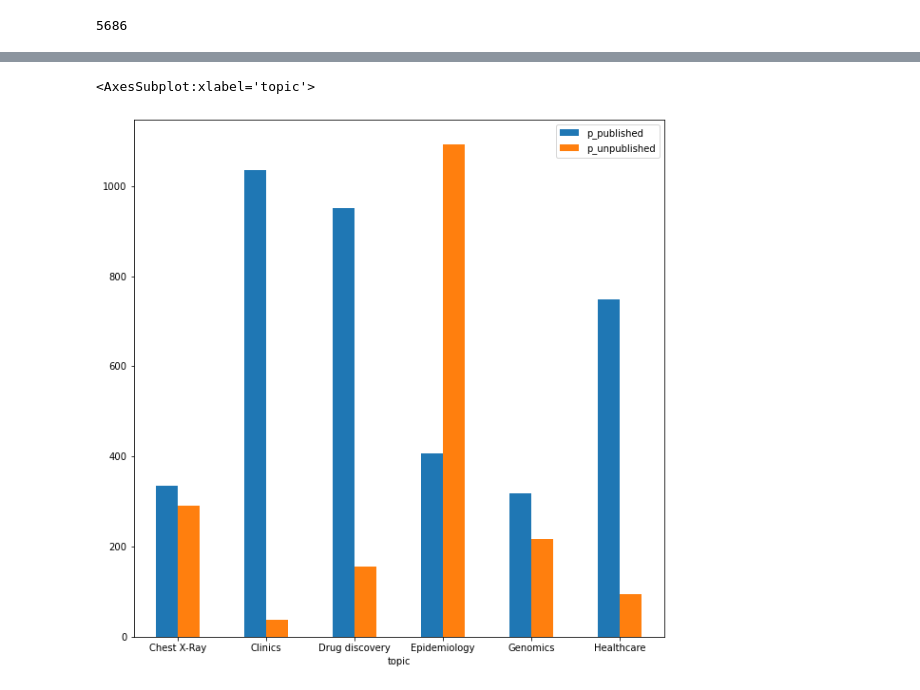
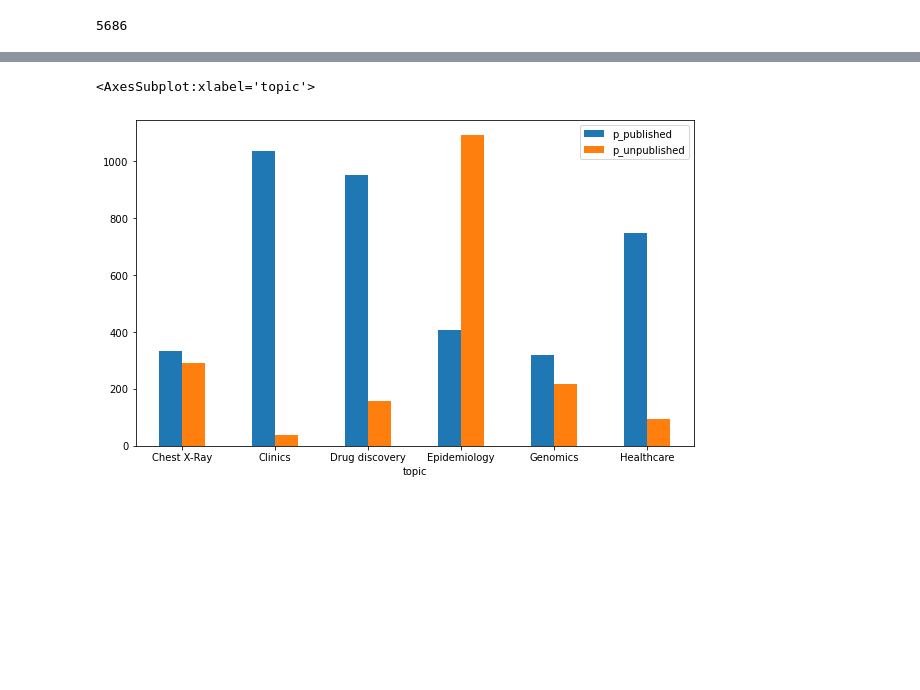
Before and after one commit to SFB-KAUST/covid-review, a Jupyter notebook: 2.Feature_selection.ipynb, the cells around one changed output, grey strips where cells are left out. Drawn from its saved outputs; the diff is of its cells as text; code cells hidden in the pictures; blank space fills up the shorter version.

```diff
--- a/2.Feature_selection.ipynb
+++ b/2.Feature_selection.ipynb
@@ -166,13 +149,16 @@ plt.show()
 # %%
+import matplotlib.pyplot as plt
+plt.rcParams['figure.figsize'] = [10, 6]
+
 X['p_published'] = (X['pub_prob'] > 0.5) * 1
 df_ret = pd.merge(X['topic'], X['p_published'], left_index=True, right_index=True)
 
 topic_sum = df_ret.groupby('topic').agg({'topic':'count', 'p_published':'sum'})
 topic_sum['p_unpublished'] = topic_sum['topic'] - topic_sum['p_published']
 topic_sum[['p_published', 'p_unpublished']].plot.bar(rot=0)
 # %% [output]
 <AxesSubplot:xlabel='topic'>
-[figure, old version]
+[figure, new version]
 # %%
 X['t_published'] = y * 1
 df_t_ret = pd.merge(X['topic'], X['t_published'], left_index=True, right_index=True)
```
Also changed, not shown: parts of 8 cells of this notebook, 1 other file.
